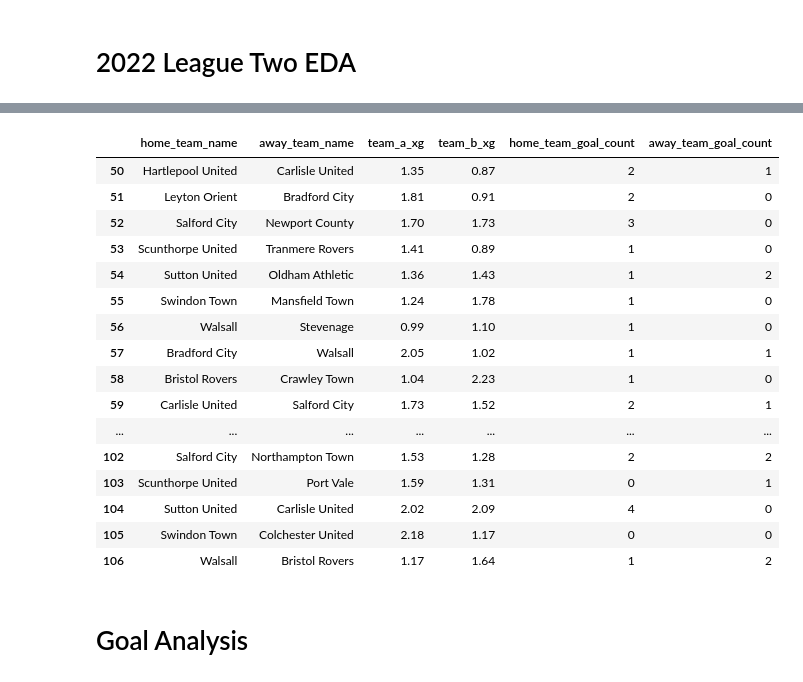
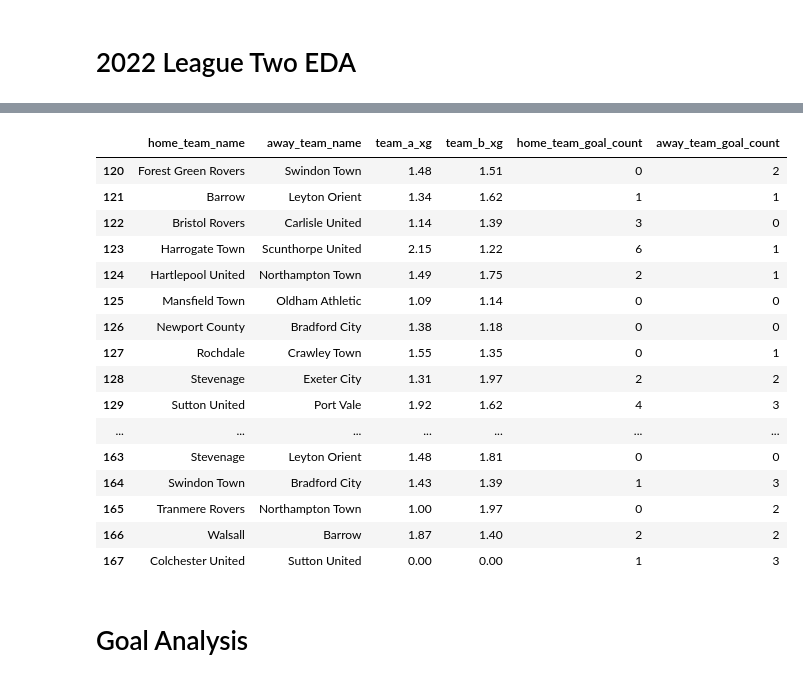
Before and after one commit to dkeyer/English-_Championship_2021, a Jupyter notebook: League_Two/League_two_2022_EDA.ipynb, the cells around one changed output, grey strips where cells are left out. Saved outputs shown, nothing was run; the diff lists cells and outputs as text; code cells hidden in the pictures.

```diff
--- a/League_Two/League_two_2022_EDA.ipynb
+++ b/League_Two/League_two_2022_EDA.ipynb
@@ -16,6 +8,6 @@ from sklearn.decomposition import PCA
 # %%
-team_stats = pd.read_csv('../../footy_data/league_two_teams_2022.csv')
-games = pd.read_csv('../../footy_data/league_two_games_2022.csv')
+team_stats = pd.read_csv('../../footy_data/england-efl-league-two-teams-2021-to-2022-stats.csv')
+games = pd.read_csv('../../footy_data/england-efl-league-two-matches-2021-to-2022-stats.csv')
 # %%
 games = games.loc[games['status'] == 'complete']
 games
@@ -38,25 +30,25 @@ games
 games['over/under'] = np.where(games['home_team_goal_count'] + games['away_team_goal_count'] > 2.5, 1, 0)
 # %%
 xg_view = games[['home_team_name', 'away_team_name', 'team_a_xg', 'team_b_xg', 'home_team_goal_count', 'away_team_goal_count']]
-xg_view[50:110]
+xg_view[120:180]
 # %% [output]
 |  | home_team_name | away_team_name | team_a_xg | team_b_xg | home_team_goal_count | away_team_goal_count |
-| 50 | Hartlepool United | Carlisle United | 1.35 | 0.87 | 2 | 1 |
-| 51 | Leyton Orient | Bradford City | 1.81 | 0.91 | 2 | 0 |
-| 52 | Salford City | Newport County | 1.70 | 1.73 | 3 | 0 |
-| 53 | Scunthorpe United | Tranmere Rovers | 1.41 | 0.89 | 1 | 0 |
-| 54 | Sutton United | Oldham Athletic | 1.36 | 1.43 | 1 | 2 |
-| 55 | Swindon Town | Mansfield Town | 1.24 | 1.78 | 1 | 0 |
-| 56 | Walsall | Stevenage | 0.99 | 1.10 | 1 | 0 |
-| 57 | Bradford City | Walsall | 2.05 | 1.02 | 1 | 1 |
-| 58 | Bristol Rovers | Crawley Town | 1.04 | 2.23 | 1 | 0 |
-| 59 | Carlisle United | Salford City | 1.73 | 1.52 | 2 | 1 |
+| 120 | Forest Green Rovers | Swindon Town | 1.48 | 1.51 | 0 | 2 |
+| 121 | Barrow | Leyton Orient | 1.34 | 1.62 | 1 | 1 |
+| 122 | Bristol Rovers | Carlisle United | 1.14 | 1.39 | 3 | 0 |
+| 123 | Harrogate Town | Scunthorpe United | 2.15 | 1.22 | 6 | 1 |
+| 124 | Hartlepool United | Northampton Town | 1.49 | 1.75 | 2 | 1 |
+| 125 | Mansfield Town | Oldham Athletic | 1.09 | 1.14 | 0 | 0 |
+| 126 | Newport County | Bradford City | 1.38 | 1.18 | 0 | 0 |
+| 127 | Rochdale | Crawley Town | 1.55 | 1.35 | 0 | 1 |
+| 128 | Stevenage | Exeter City | 1.31 | 1.97 | 2 | 2 |
+| 129 | Sutton United | Port Vale | 1.92 | 1.62 | 4 | 3 |
 | ... | ... | ... | ... | ... | ... | ... |
-| 102 | Salford City | Northampton Town | 1.53 | 1.28 | 2 | 2 |
-| 103 | Scunthorpe United | Port Vale | 1.59 | 1.31 | 0 | 1 |
-| 104 | Sutton United | Carlisle United | 2.02 | 2.09 | 4 | 0 |
-| 105 | Swindon Town | Colchester United | 2.18 | 1.17 | 0 | 0 |
-| 106 | Walsall | Bristol Rovers | 1.17 | 1.64 | 1 | 2 |
+| 163 | Stevenage | Leyton Orient | 1.48 | 1.81 | 0 | 0 |
+| 164 | Swindon Town | Bradford City | 1.43 | 1.39 | 1 | 3 |
+| 165 | Tranmere Rovers | Northampton Town | 1.00 | 1.97 | 0 | 2 |
+| 166 | Walsall | Barrow | 1.87 | 1.40 | 2 | 2 |
+| 167 | Colchester United | Sutton United | 0.00 | 0.00 | 1 | 3 |
 # %% [markdown]
 # Goal Analysis
 # %%
```
Also changed, not shown: parts of 18 cells of this notebook, 6 other files.
